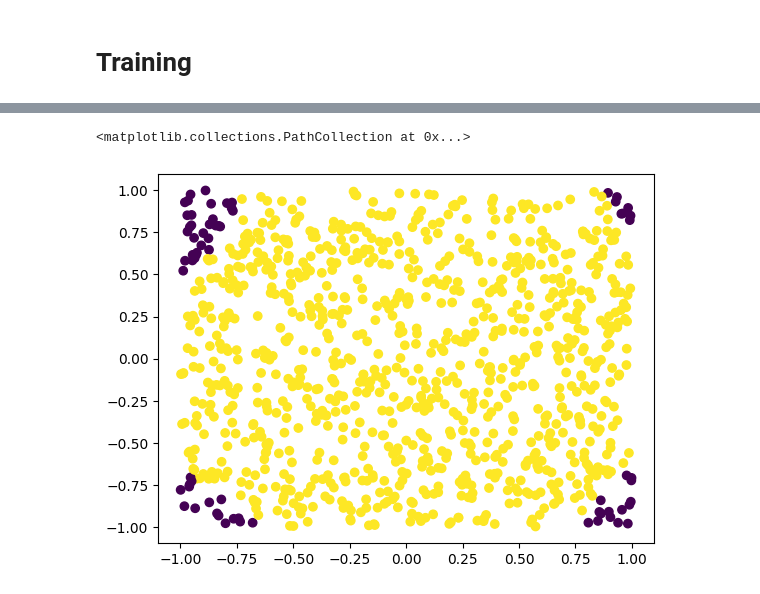
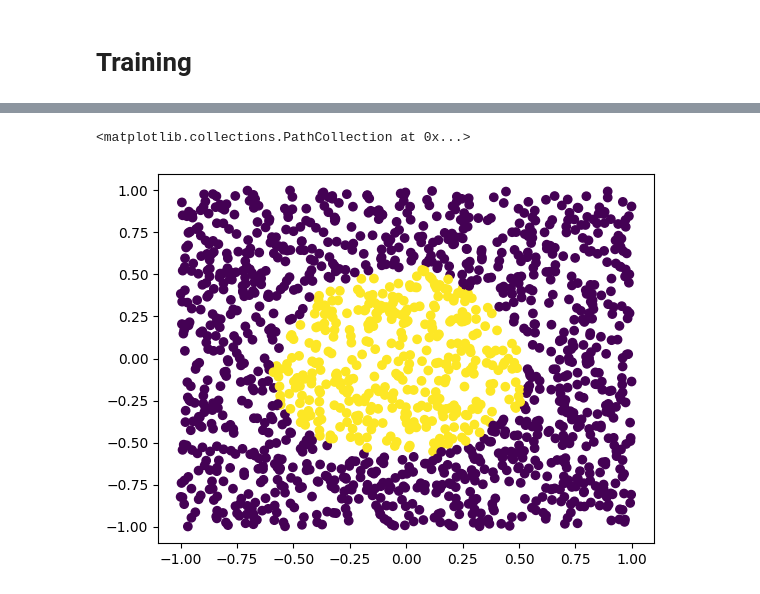
Before and after one commit to atkamara/deeplearning, a Jupyter notebook: Components.ipynb, the cells around one changed output, grey strips where cells are left out. Drawn from its saved outputs; the diff is of its cells as text; code cells hidden in the pictures.

```diff
--- a/Components.ipynb
+++ b/Components.ipynb
@@ -1273,4 +1103,0 @@ logreg =architecture.Sequential(
-# %%
-%%timeit
-logreg.train(X,y,n_epochs=100)
-_,p = logreg.eval(X)[0]
@@ -1302,4 +1130,0 @@ plt.scatter(x=X[:,0],y=X[:,1],c=p)
-# %%
-import pandas
-ix = pandas.DataFrame(X).sample(frac=1).index.tolist()
-X,y = X[ix,:],y[ix,:]
@@ -1306,16 +1139,12 @@ X,y = X[ix,:],y[ix,:]
 # %%
-init_method =lambda _in,out: utils.numpy.random.uniform(-1./out**.5, 1/out**.5, (_in+1,1))
+ann = architecture.Sequential(
+        [
+        layers.fullyconnected(n_in=2,n_out=10,init_method=init_funcs.XHReluuniform),
+        layers.activation(n_in=10,n_out=10,func=activation_funcs.LeakyReLU),
 
 
-ann = architecture.Sequential(
-        [
-        layers.fullyconnected(n_in=2,n_out=10,init_method=init_method,store=False),
-        layers.activation(n_in=10,n_out=10,func=activation_funcs.LeakyReLU,store=False),
-
-
-        layers.fullyconnected(n_in=10,n_out=2,init_method=init_method,store=False),
-        layers.activation(n_in=2,n_out=1,func=activation_funcs.Softmax,store=False)
+        layers.fullyconnected(n_in=10,n_out=2,init_method=init_funcs.XHReluuniform),
+        layers.activation(n_in=2,n_out=1,func=activation_funcs.Softmax)
         ],
     cost_func= loss.CrossEntropy
     )
-ann.eval(X)
@@ -1331,5 +1151,5 @@ ann.eval(X)
 # %%
 ann.train(
     utils.scaler(X),
-        utils.onehot(y),n_epochs=100,batch_size=10, α=.003,metrics=metrics.accuracy)
+        utils.onehot(y),n_epochs=100,batch_size=700, α=.3,metrics=metrics.accuracy)
 # %% [output]
@@ -1353,6 +1173,6 @@ epoch 99 CrossEntropy 0.36782016809055107 accuracy 0.9
 # %%
-p = ann.eval(X)[0][1].argmax(axis=1)
+p = ann.eval(utils.scaler(X))[0][1].argmax(axis=1)
 plt.scatter(x=X[:,0],y=X[:,1],c=p)
 # %% [output]
 <matplotlib.collections.PathCollection at 0x...>
-[figure, old version]
+[figure, new version]
```
Also changed, not shown: parts of 176 cells of this notebook, 17 other files.
